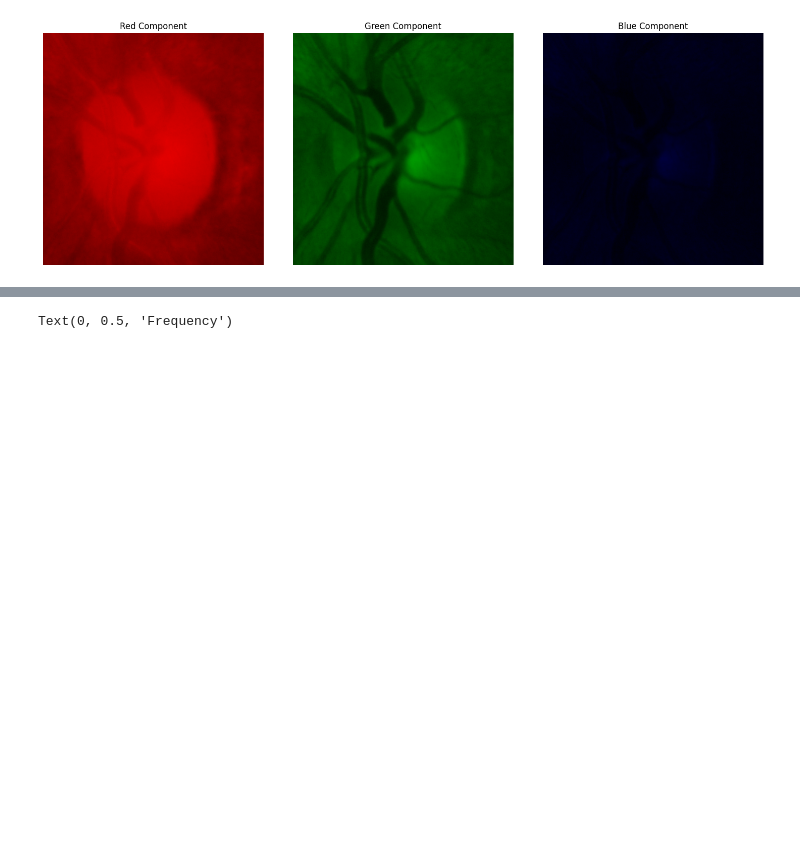
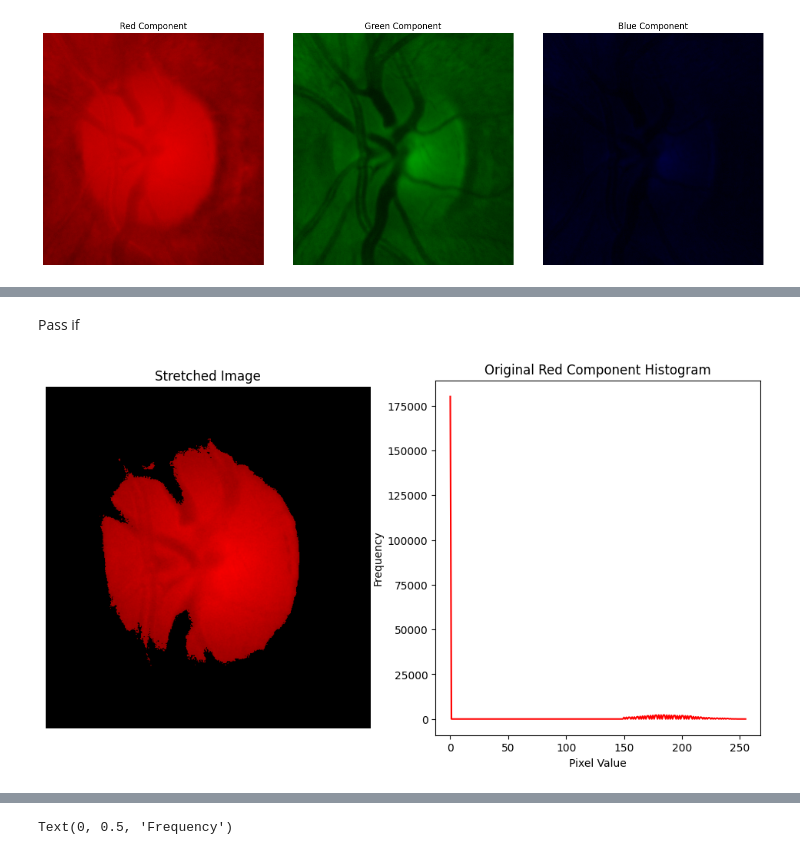
Before and after one commit to wikan1602/od_segmentation, a Jupyter notebook: hist_match.ipynb, the cells around one changed output, grey strips where cells are left out. Cells and saved outputs as stored; diff of their text form; code cells hidden in the pictures; blank space fills up the shorter version.

```diff
--- a/hist_match.ipynb
+++ b/hist_match.ipynb
@@ -234,0 +273,31 @@ plt.show()
+# %% [markdown]
+Pass if
+# %%
+# Pisahkan citra menjadi tiga kanal: B, G, R
+b, g, r = cv2.split(stretched_img)
+
+# Buat mask berdasarkan kondisi threshold pada kanal merah
+mask = r < 150
+
+# Set nilai pada mask menjadi 0 pada kanal merah
+r[mask] = 0
+
+# Gabungkan kembali kanal B, G, R menjadi citra RGB
+pass_if_img = cv2.merge([b, g, r])
+pass_if_img_r = cv2.calcHist([pass_if_img], [2], None, [256], [0, 256])
+
+# Tampilkan gambar hasil kontras stretching
+plt.figure(figsize=(12, 6))
+plt.subplot(1, 2, 1)
+plt.title('Stretched Image')
+plt.imshow(cv2.cvtColor(pass_if_img, cv2.COLOR_BGR2RGB))
+plt.axis('off')
+
+plt.subplot(1, 2, 2)
+plt.title('Original Red Component Histogram')
+plt.plot(pass_if_img_r, color='red')
+plt.xlabel('Pixel Value')
+plt.ylabel('Frequency')
+plt.show()
+# %% [output]
+[figure, added]
```
Also changed, not shown: parts of 14 cells of this notebook.
